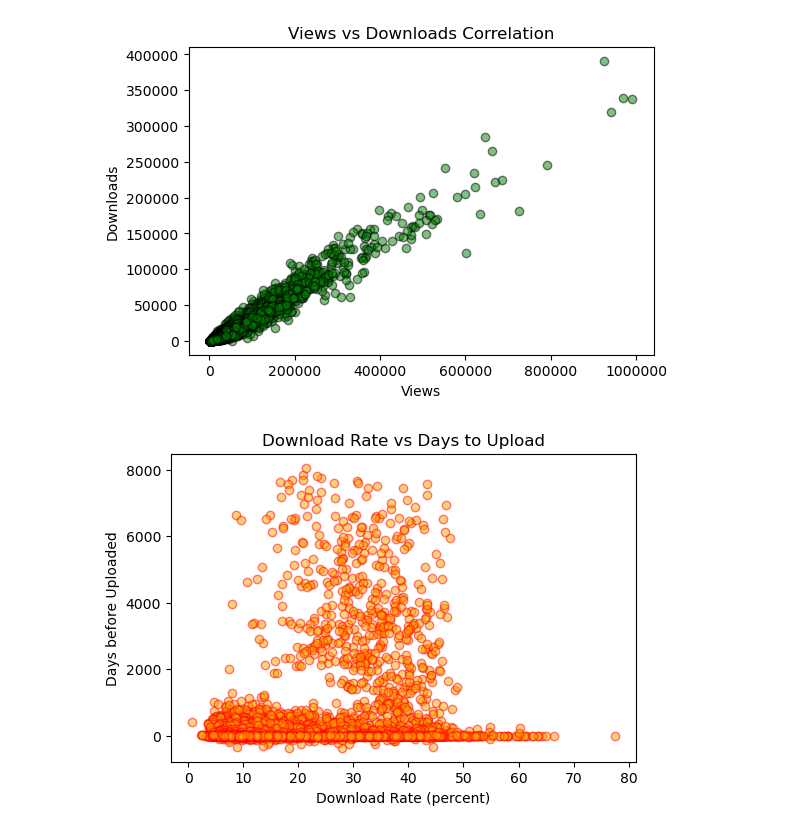
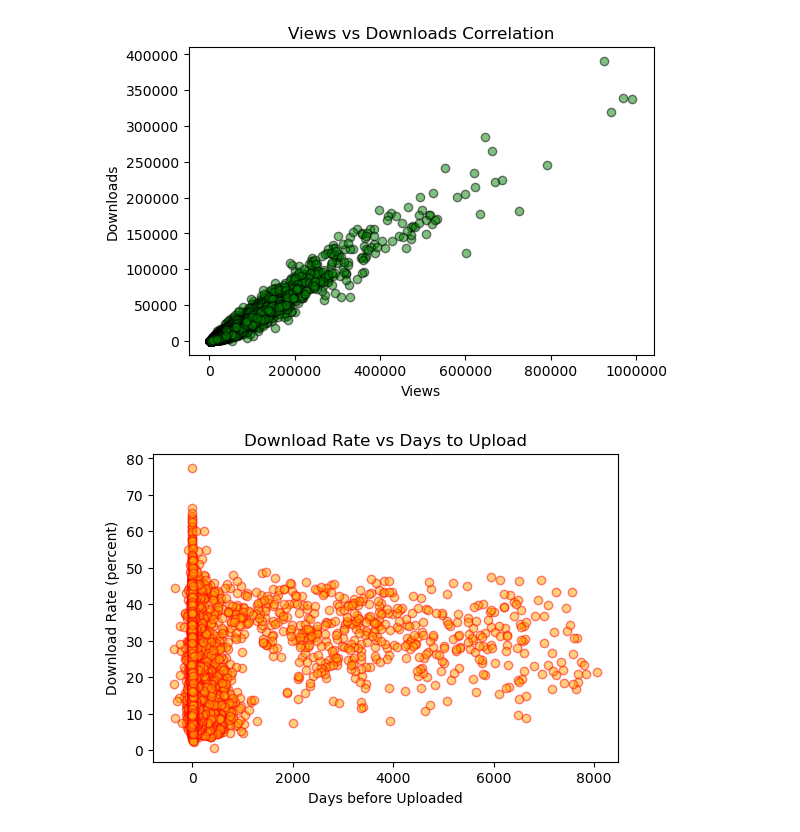
Before and after one commit to baclausen/ddi-midterm, a Jupyter notebook: notebooks/midterm_nb.ipynb, the cells around one changed output. Cells and saved outputs as stored; diff of their text form; code cells hidden in the pictures.

```diff
--- a/notebooks/midterm_nb.ipynb
+++ b/notebooks/midterm_nb.ipynb
@@ -266,14 +266,14 @@ plt.show()
 # %%
 # SCATTERPLOT of Download Rate compared to Days before Uploaded
 
 df_modern = df_modern[df_modern['days_before_posted'] >= -365] # Remove outliers that are likely erroneous.
 
 fig, ax = plt.subplots(figsize=(6, 4))
-ax.scatter(df_modern['download_rate'], df_modern['days_before_posted'], color='orange', edgecolors='red', alpha=.5)
+ax.scatter(df_modern['days_before_posted'], df_modern['download_rate'], color='orange', edgecolors='red', alpha=.5)
 ax.ticklabel_format(style='plain', axis='y')
-plt.xlabel('Download Rate (percent)')
-plt.ylabel('Days before Uploaded')
+plt.xlabel('Days before Uploaded')
+plt.ylabel('Download Rate (percent)')
 plt.title('Download Rate vs Days to Upload')
 plt.show()
 # %% [output]
-[figure, old version]
+[figure, new version]
```
Also changed, not shown: 5 other files.
